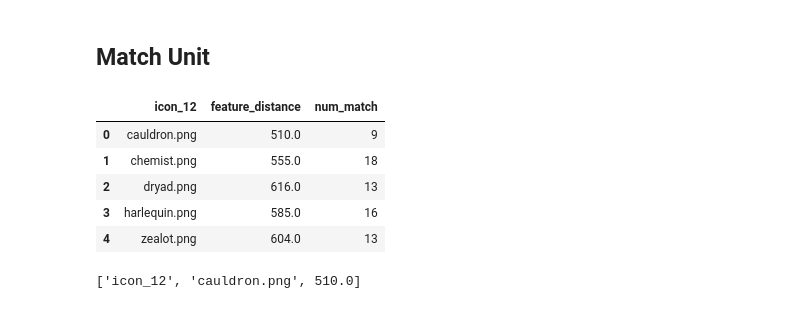
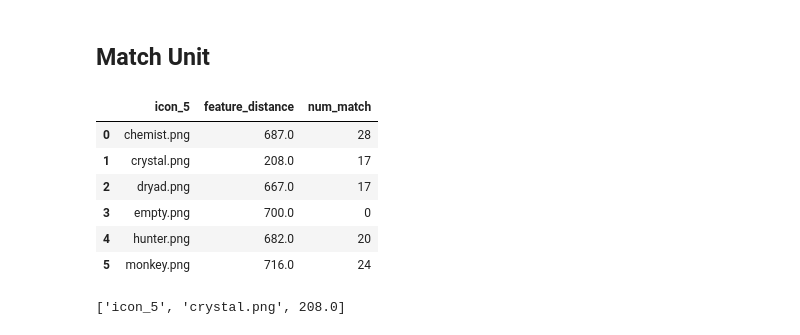
Before and after one commit to AxelBjork/Rush-Royale-Bot, a Jupyter notebook: recognize.ipynb, the cells around one changed output. Cells and saved outputs as stored; diff of their text form; code cells hidden in the pictures.

```diff
--- a/recognize.ipynb
+++ b/recognize.ipynb
@@ -71,0 +74,2 @@ display(grid_df)
+# %%
+bot_perception.add_grid_to_dataset()
@@ -413,14 +479,15 @@ def feature_match(img_query,img_train):
 # %% [markdown]
 ## Match Unit
 # %%
-unit_df= bot_perception.match_unit('OCR_inputs/icon_12.png',guess_unit=False)
+unit_df= bot_perception.match_unit('OCR_inputs/icon_5.png',guess_unit=False)
 display(unit_df)
-bot_perception.match_unit('OCR_inputs/icon_12.png')
+bot_perception.match_unit('OCR_inputs/icon_5.png')
 # %% [output]
-|  | icon_12 | feature_distance | num_match |
-| 0 | cauldron.png | 510.0 | 9 |
-| 1 | chemist.png | 555.0 | 18 |
-| 2 | dryad.png | 616.0 | 13 |
-| 3 | harlequin.png | 585.0 | 16 |
-| 4 | zealot.png | 604.0 | 13 |
+|  | icon_5 | feature_distance | num_match |
+| 0 | chemist.png | 687.0 | 28 |
+| 1 | crystal.png | 208.0 | 17 |
+| 2 | dryad.png | 667.0 | 17 |
+| 3 | empty.png | 700.0 | 0 |
+| 4 | hunter.png | 682.0 | 20 |
+| 5 | monkey.png | 716.0 | 24 |
-['icon_12', 'cauldron.png', 510.0]
+['icon_5', 'crystal.png', 208.0]
```
Also changed, not shown: parts of 13 cells of this notebook, 6 other files.
